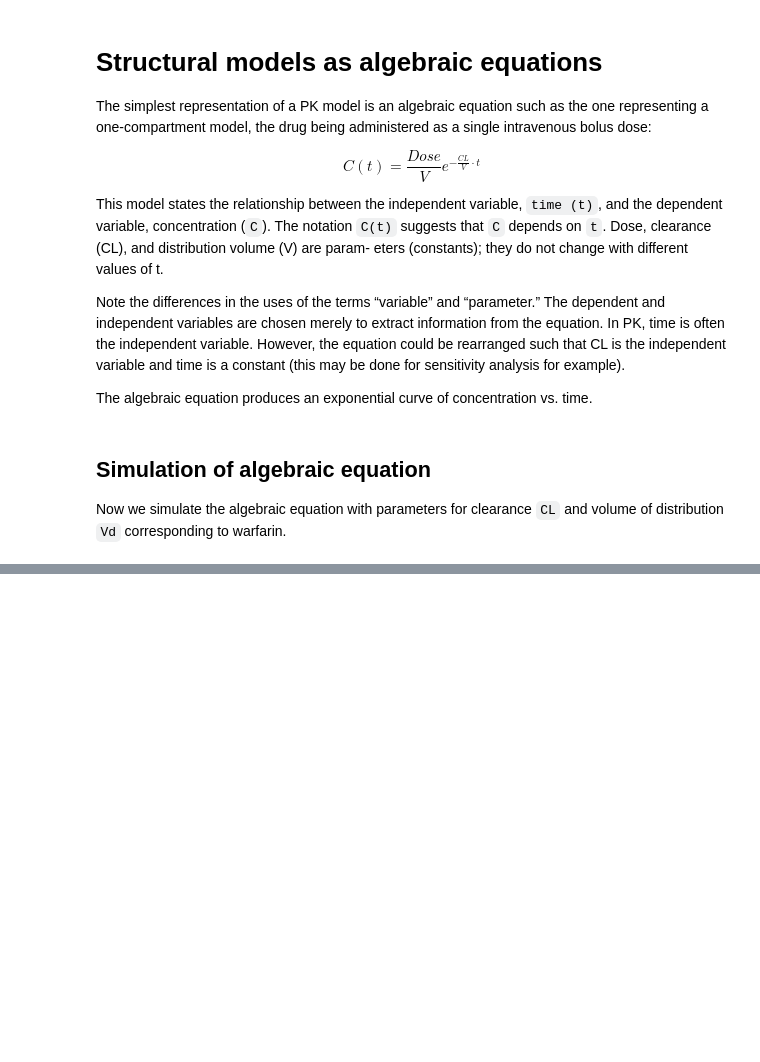
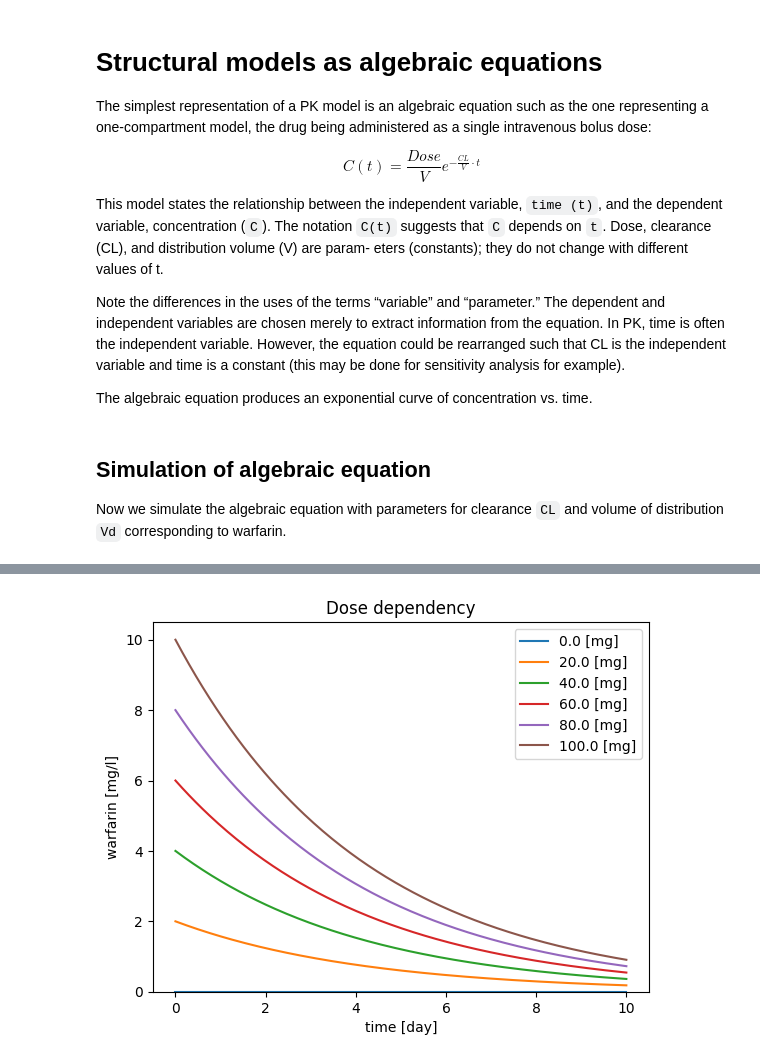
Before and after one commit to matthiaskoenig/course-pharmacokinetic-modelling, a Jupyter notebook: src/mb19/notebooks/01_structural_models.ipynb, the cells around one changed output, grey strips where cells are left out. Cells and saved outputs as stored; diff of their text form; code cells hidden in the pictures; blank space fills up the shorter version.

```diff
--- a/src/mb19/notebooks/01_structural_models.ipynb
+++ b/src/mb19/notebooks/01_structural_models.ipynb
@@ -42,0 +50,25 @@ Now adapt the parameters `CL` and `V` and simulate the intravenous injection of
+# %%
+# Warfarin
+V = 10  # [l]
+CL = 0.1  # [L/hr]
+Dose = 100  # [mg]
+t = np.linspace(start=0, stop=10*24, num=200)  # [hr]
+
+
+# Dose dependency
+f, ax = plt.subplots(nrows=1, ncols=1)
+for Dose in np.linspace(0, 100, num=6):
+    C = Dose / V * np.exp(-CL / V * t)  # [mg/l]
+    ax.plot(t/24.0, C, label=f"{Dose} [mg]")
+# reset dose
+Dose = 100  # [mg]
+
+# plot
+ax.set_xlabel("time [day]")
+ax.set_ylabel("warfarin [mg/l]")
+ax.set_ylim(bottom=0)
+ax.legend()
+ax.set_title("Dose dependency")
+plt.show()
+# %% [output]
+[figure, added]
```
Also changed, not shown: parts of 7 cells of this notebook, 8 other files.
